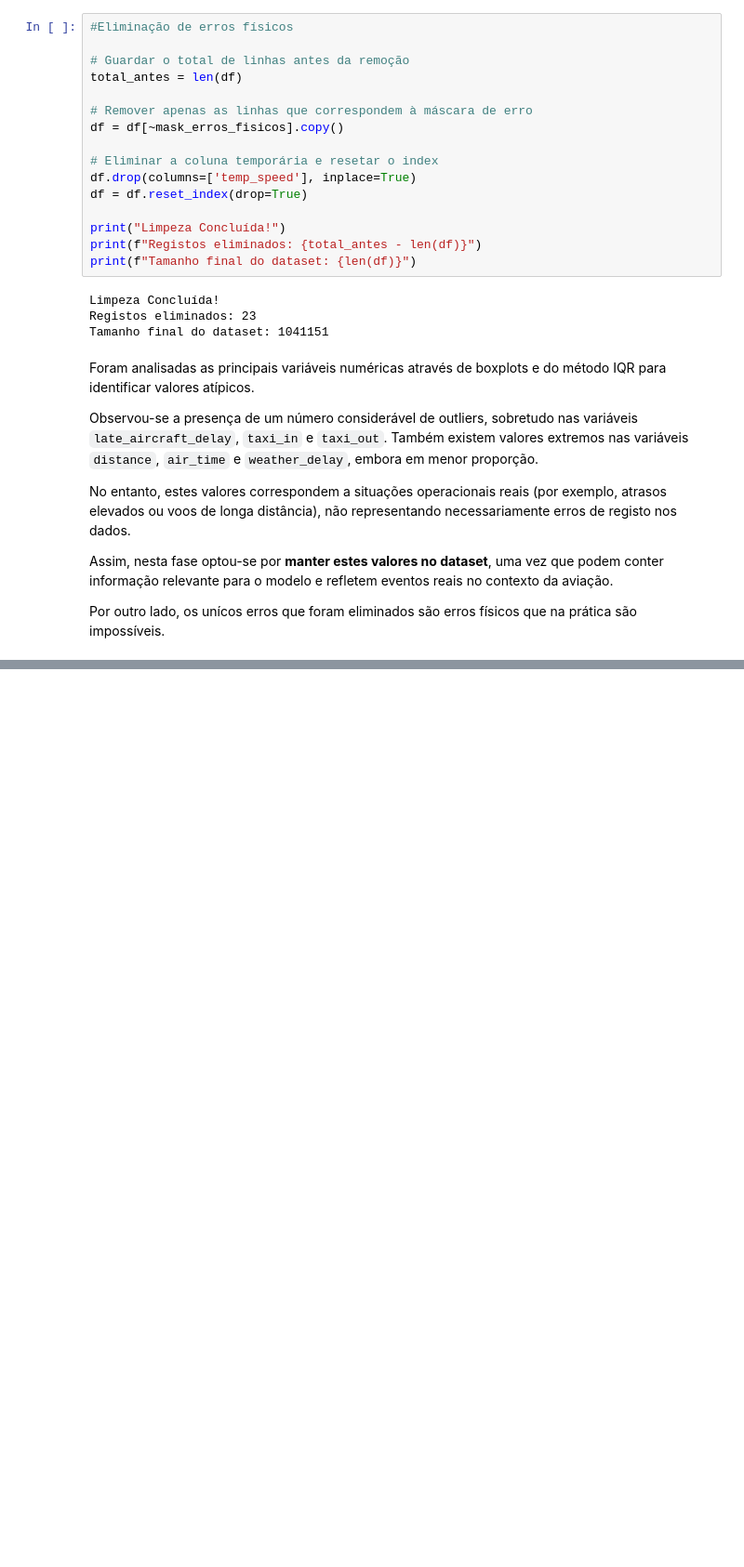
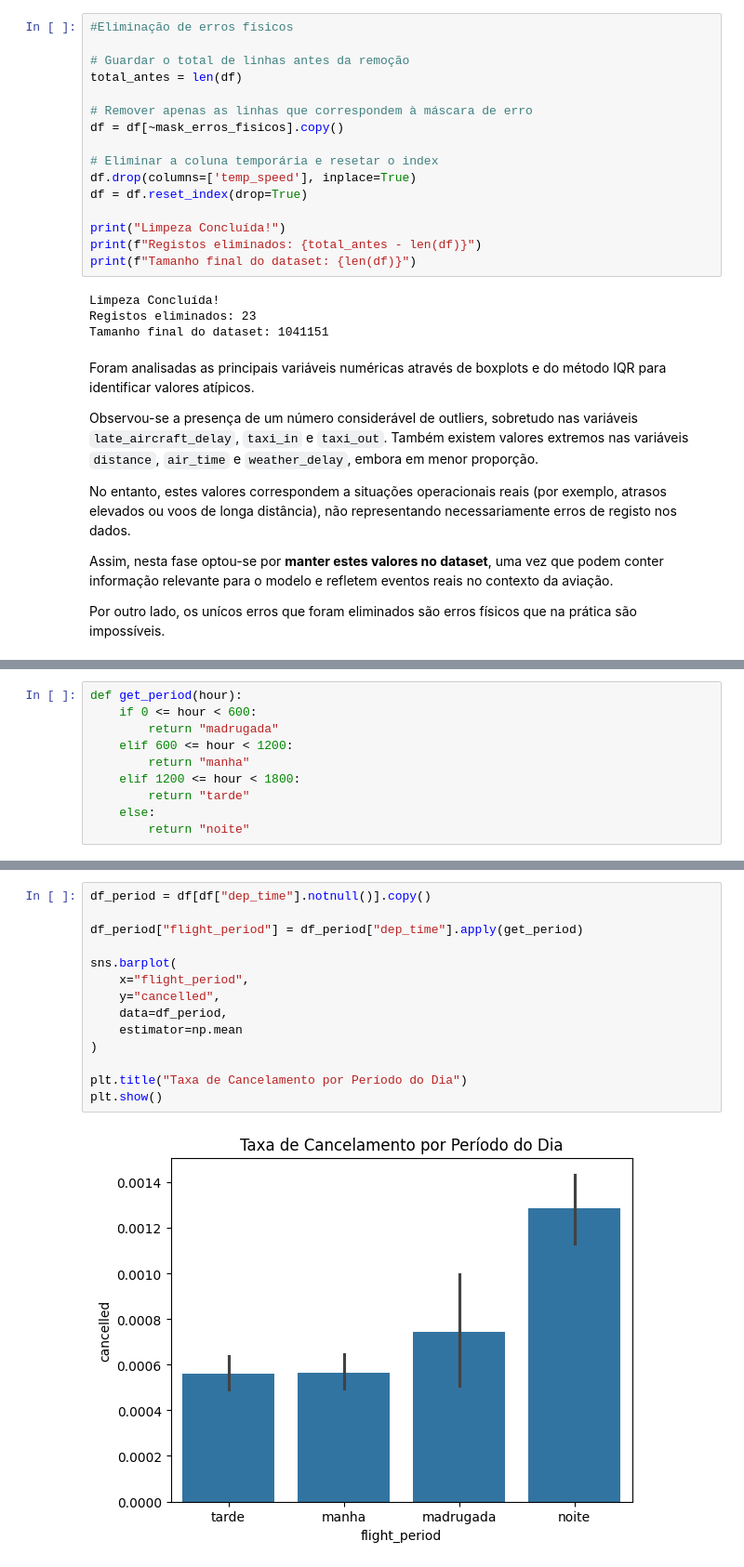
Before and after one commit to rodrigoramooos/previsao-atrasos-voos, a Jupyter notebook: notebooks/1.0_eda_limpeza.ipynb, the cells around one changed output, grey strips where cells are left out. Shown at 93% size. Cells and saved outputs as stored; diff of their text form; blank space fills up the shorter version.

```diff
--- a/notebooks/1.0_eda_limpeza.ipynb
+++ b/notebooks/1.0_eda_limpeza.ipynb
@@ -610,0 +652,10 @@ Por outro lado, os unícos erros que foram eliminados são erros físicos que na
+# %%
+def get_period(hour):
+    if 0 <= hour < 600:
+        return "madrugada"
+    elif 600 <= hour < 1200:
+        return "manha"
+    elif 1200 <= hour < 1800:
+        return "tarde"
+    else:
+        return "noite"
@@ -610,0 +686,16 @@ Por outro lado, os unícos erros que foram eliminados são erros físicos que na
+# %%
+df_period = df[df["dep_time"].notnull()].copy()
+
+df_period["flight_period"] = df_period["dep_time"].apply(get_period)
+
+sns.barplot(
+    x="flight_period",
+    y="cancelled",
+    data=df_period,
+    estimator=np.mean
+)
+
+plt.title("Taxa de Cancelamento por Período do Dia")
+plt.show()
+# %% [output]
+[figure, added]
```
Also changed, not shown: parts of 15 cells of this notebook.
